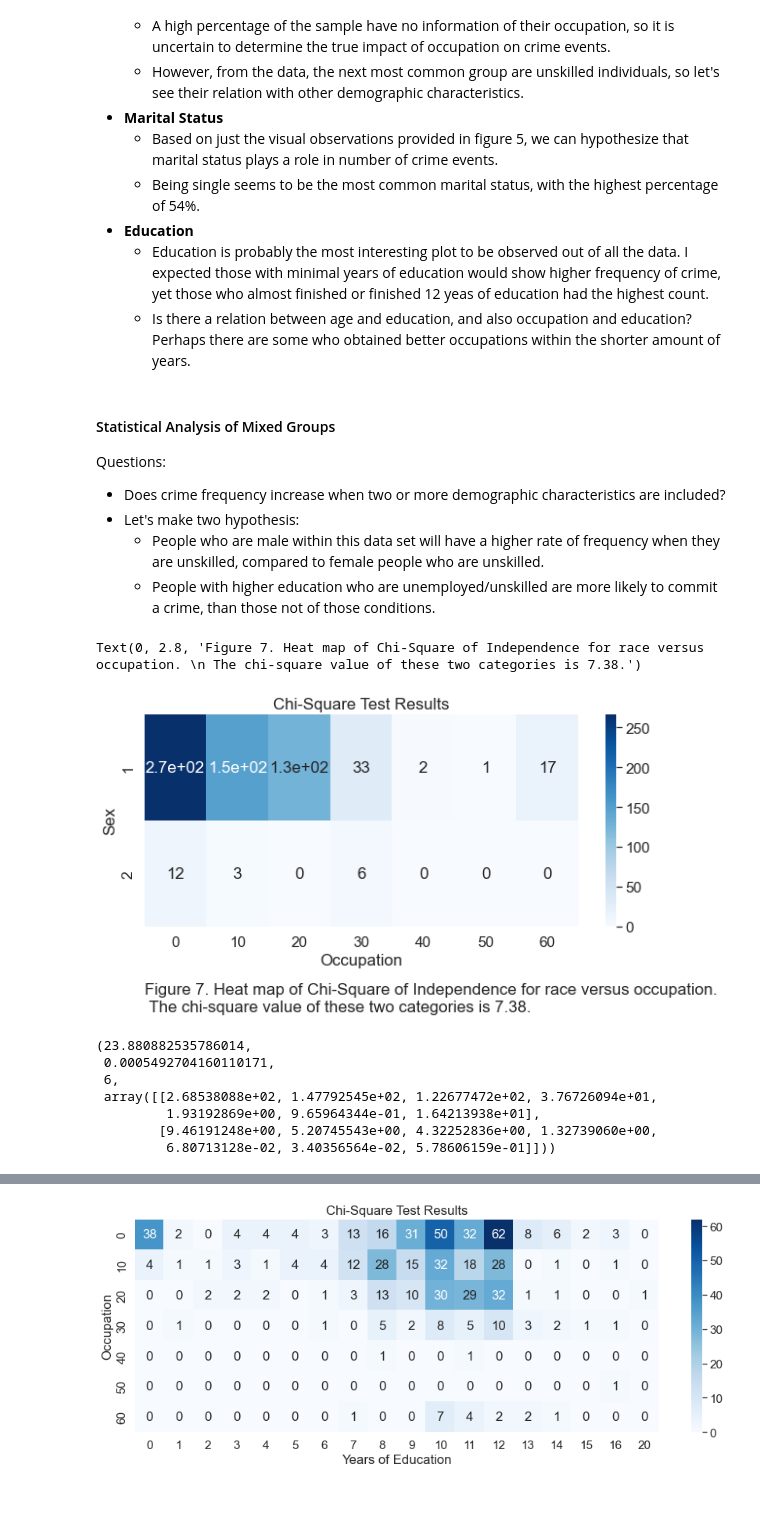
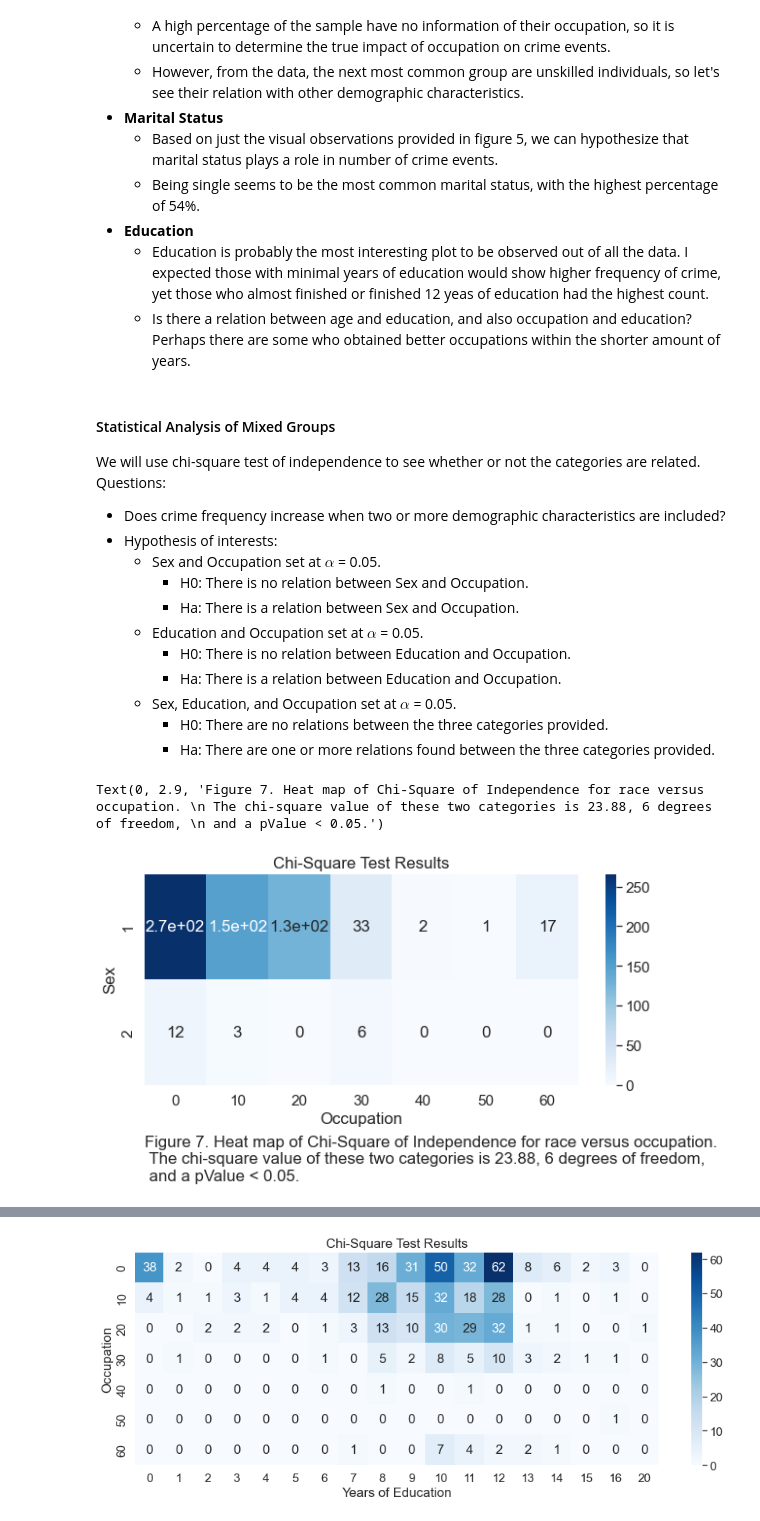
Before and after one commit to data301-2021-winter1/project-group27-project, a Jupyter notebook: notebooks/anaylsis2.ipynb, the cells around one changed output, grey strips where cells are left out. Saved outputs shown, nothing was run; the diff lists cells and outputs as text; code cells hidden in the pictures.

```diff
--- a/notebooks/anaylsis2.ipynb
+++ b/notebooks/anaylsis2.ipynb
@@ -553,36 +553,33 @@ This section was used to help answer question 1 and proved to be more of an EDA.
     - Is there a relation between age and education, and also occupation and education? Perhaps there are some who obtained better occupations within the shorter amount of years.
 # %% [markdown]
 #### Statistical Analysis of Mixed Groups
+We will use chi-square test of independence to see whether or not the categories are related.
 Questions:
  - Does crime frequency increase when two or more demographic characteristics are included?
- - Let's make two hypothesis:
-     - People who are male within this data set will have a higher rate of frequency when they are unskilled, compared to female people who are unskilled.
-     - People with higher education who are unemployed/unskilled are more likely to commit a crime, than those not of those conditions.
+ - Hypothesis of interests:
+     - Sex and Occupation set at $\alpha$ = 0.05.
+         - H0: There is no relation between Sex and Occupation.
+         - Ha: There is a relation between Sex and Occupation.
+     - Education and Occupation set at $\alpha$ = 0.05.
+         - H0: There is no relation between Education and Occupation.
+         - Ha: There is a relation between Education and Occupation.
+     - Sex, Education, and Occupation set at $\alpha$ = 0.05.
+         - H0: There are no relations between the three categories provided.
+         - Ha: There are one or more relations found between the three categories provided.
-# %%
-# Race vs. Occupation
-from scipy.stats import chi2_contingency
-
-ro = pd.crosstab(index=crime['sex'], columns=crime['occupat'])
-chiVal, pVal, df, exp = chi2_contingency(ro)
-# Plotting a heatmap
-fig = plt.figure(figsize=(10,4))
-ax = sns.heatmap(ro, annot=True, cmap='Blues')
-plt.title('Chi-Square Test Results')
-plt.xlabel('Occupation')
-plt.ylabel('Sex')
-txt = "Figure 7. Heat map of Chi-Square of Independence for race versus occupation. \n The chi-square value of these two categories is 7.38."
-ax.text(0, 2.8, txt, ha='left')
-# %% [output]
-Text(0, 2.8, 'Figure 7. Heat map of Chi-Square of Independence for race versus occupation. \n The chi-square value of these two categories is 7.38.')
-[figure, removed]
-# %%
-exp.min()
-chiVal, pVal, df, exp
-# %% [output]
-(23.880882535786014,
- 0.0005492704160110171,
- 6,
- array([[2.68538088e+02, 1.47792545e+02, 1.22677472e+02, 3.76726094e+01,
-         1.93192869e+00, 9.65964344e-01, 1.64213938e+01],
-        [9.46191248e+00, 5.20745543e+00, 4.32252836e+00, 1.32739060e+00,
-         6.80713128e-02, 3.40356564e-02, 5.78606159e-01]]))
+# %%
+# Sex vs. Occupation
+from scipy.stats import chi2_contingency
+
+ro = pd.crosstab(index=crime['sex'], columns=crime['occupat'])
+chiVal, pVal, df, exp = chi2_contingency(ro)
+# Plotting a heatmap
+fig = plt.figure(figsize=(10,4))
+ax = sns.heatmap(ro, annot=True, cmap='Blues')
+plt.title('Chi-Square Test Results')
+plt.xlabel('Occupation')
+plt.ylabel('Sex')
+txt = "Figure 7. Heat map of Chi-Square of Independence for race versus occupation. \n The chi-square value of these two categories is 23.88, 6 degrees of freedom, \n and a pValue < 0.05."
+ax.text(0, 2.9, txt, ha='left')
+# %% [output]
+Text(0, 2.9, 'Figure 7. Heat map of Chi-Square of Independence for race versus occupation. \n The chi-square value of these two categories is 23.88, 6 degrees of freedom, \n and a pValue < 0.05.')
+[figure, added]
```
Also changed, not shown: parts of 27 cells of this notebook.
